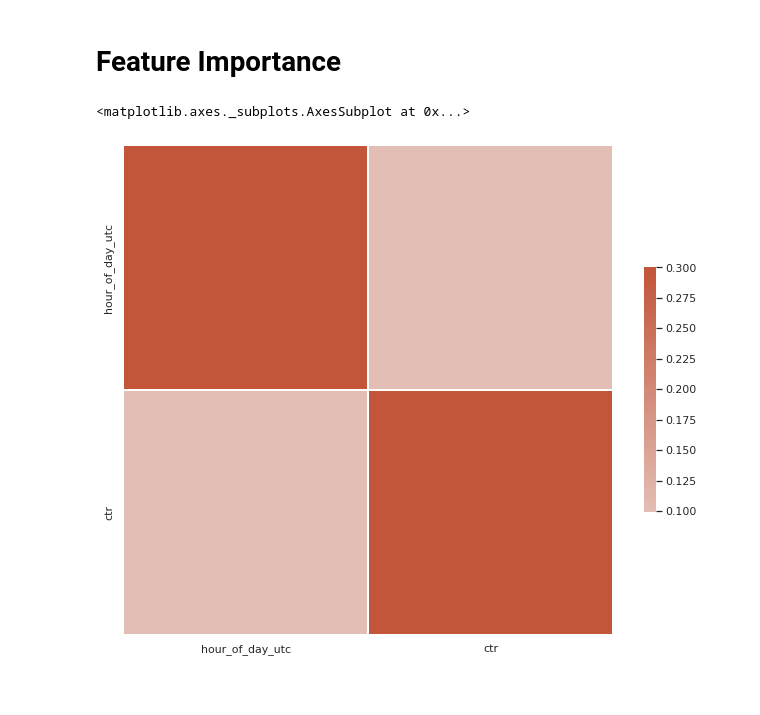
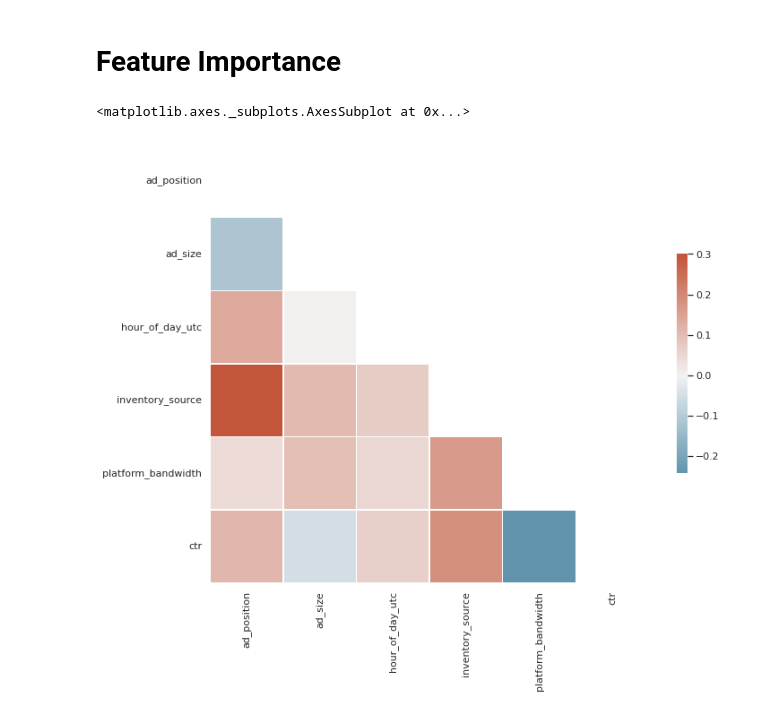
Before and after one commit to adgregory/adsmovil, a Jupyter notebook: CTR_Prueba_Tecnica.ipynb, the cells around one changed output. Drawn from its saved outputs; the diff is of its cells as text; code cells hidden in the pictures.

```diff
--- a/CTR_Prueba_Tecnica.ipynb
+++ b/CTR_Prueba_Tecnica.ipynb
@@ -220,0 +234,9 @@ ctr_df
+# %%
+# Perform removing of unknown values of rows
+ctr_cleaned_df = delete_unknown_from_list(ctr_cleaned_df, 'ad_size', ['-1x-1', '1x1'])
+ctr_cleaned_df = delete_unknown_from_list(ctr_cleaned_df, 'ad_position', ['POSITION_UNKNOWN', '0'])
+ctr_cleaned_df = delete_unknown_from_list(ctr_cleaned_df, 'platform_bandwidth', ['CONNECTION_UNKNOWN', 'CELL_UNKNOWN', 'UNKNOWN'])
+ctr_cleaned_df = delete_unknown_from_list(ctr_cleaned_df, 'environment_type', ['UNKNOWN'])
+# %%
+ctr_cleaned_df.reset_index(drop=True, inplace=True)
+ctr_cleaned_df.head()
@@ -220,0 +283,22 @@ ctr_df
+# %%
+ctr_encoded_df = ctr_cleaned_df.copy()
+
+# Label Encoding ad_position
+label_encoder_ap = LabelEncoder()
+ctr_encoded_df['ad_position'] = label_encoder_ap.fit_transform(ctr_cleaned_df['ad_position'])
+
+# Label Encoding ad_size
+label_encoder_as = LabelEncoder()
+ctr_encoded_df['ad_size'] = label_encoder_as.fit_transform(ctr_cleaned_df['ad_size'])
+
+# Label Encoding inventory_source
+label_encoder_is = LabelEncoder()
+ctr_encoded_df['inventory_source'] = label_encoder_is.fit_transform(ctr_cleaned_df['inventory_source'])
+
+# Label Encoding platform_bandwidth
+label_encoder_pb = LabelEncoder()
+ctr_encoded_df['platform_bandwidth'] = label_encoder_pb.fit_transform(ctr_cleaned_df['platform_bandwidth'])
+
+# Label Encoding environment_type
+label_encoder_et = LabelEncoder()
+ctr_encoded_df['environment_type'] = label_encoder_et.fit_transform(ctr_cleaned_df['environment_type'])
@@ -220,0 +323,6 @@ ctr_df
+# %%
+# K fold ctr scores. This is used in the next cell to well organize the dataset splits.
+y = ctr_encoded_df['ctr'].to_numpy()
+samples_per_bin, bins, = np.histogram(y)
+ctr_encoded_df['y_bin'] = np.digitize(y,bins)
+y_df = ctr_encoded_df[['ctr', 'y_bin']]
@@ -223,13 +711,13 @@ ctr_df
 # %%
 sns.set_theme(style="white")
 
-model_corr = ctr_df.corr()
+model_corr = ctr_encoded_df.drop(columns = ['environment_type']).corr()
 
 f, ax = plt.subplots(figsize=(11, 9))
-#mask = np.triu(np.ones_like(model_corr, dtype=bool))
+mask = np.triu(np.ones_like(model_corr, dtype=bool))
 cmap = sns.diverging_palette(230, 20, as_cmap=True)
-sns.heatmap(model_corr, cmap=cmap, vmax=.3, center=0,
+sns.heatmap(model_corr, mask=mask, cmap=cmap, vmax=.3, center=0,
             square=True, linewidths=.5, cbar_kws={"shrink": .5})
 # %% [output]
 <matplotlib.axes._subplots.AxesSubplot at 0x...>
-[figure, old version]
+[figure, new version]
```
Also changed, not shown: parts of 89 cells of this notebook.
